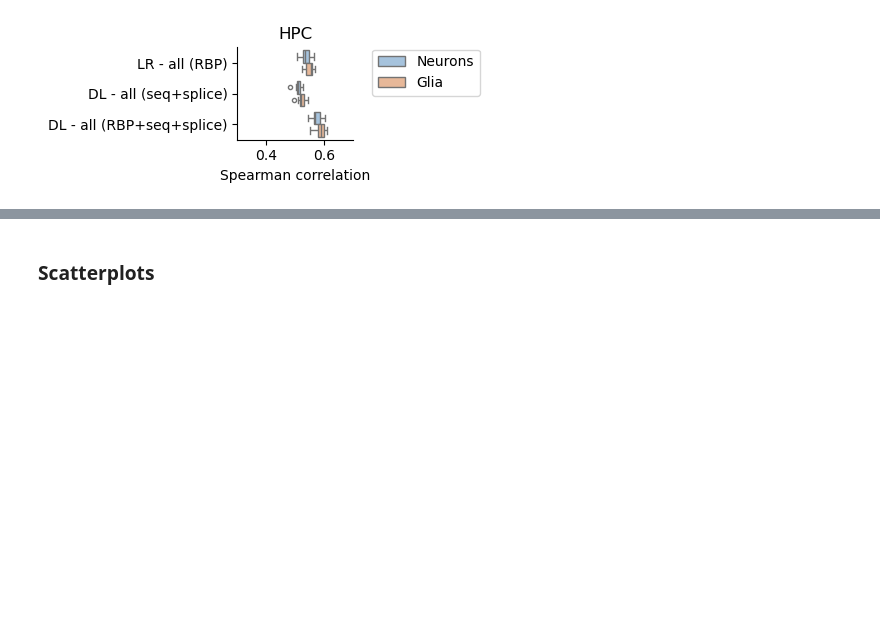
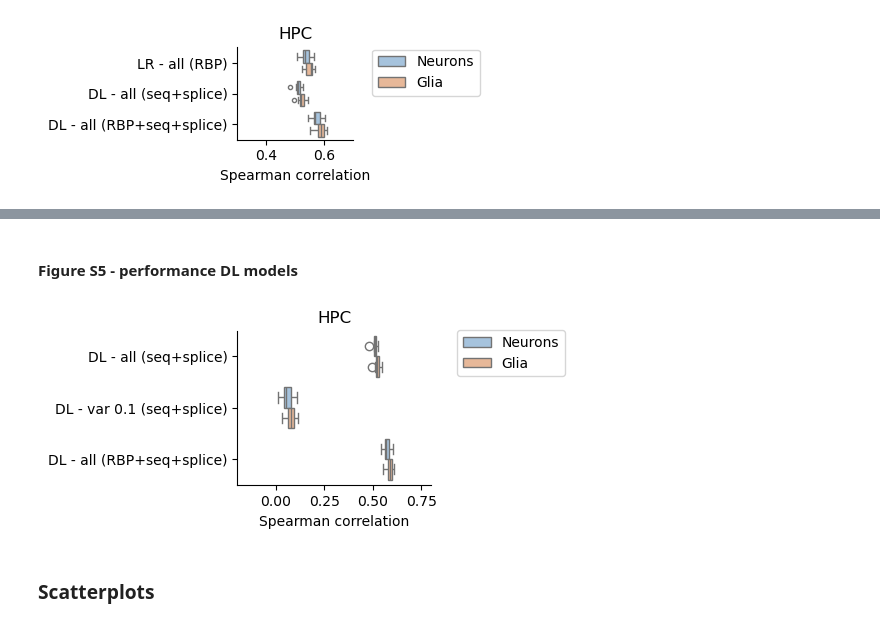
Before and after one commit to lcmmichielsen/PSI_pred, a Jupyter notebook: Figures/Figure 1DEF, S6 HPC.ipynb, the cells around one changed output, grey strips where cells are left out. Drawn from its saved outputs; the diff is of its cells as text; code cells hidden in the pictures; blank space fills up the shorter version.

```diff
--- a/Figures/Figure 1DEF, S6 HPC.ipynb
+++ b/Figures/Figure 1DEF, S6 HPC.ipynb
@@ -264,3 +282,26 @@ plt.show()
+# %% [markdown]
+#### Figure S5 - performance DL models
+# %%
+plt.figure(figsize=(2.5,2))
+sns.boxplot(data=sp_all, x='value', y='Model', hue='Cell type',
+            palette=['#9DC3E6', '#F4B68C'],
+           order=[
+
+               'DL - all (seq+splice)',
+             'DL - var 0.1 (seq+splice)',
+             'DL - all (RBP+seq+splice)',
+             ])
+sns.despine()
+plt.xlabel('Spearman correlation')
+plt.ylabel('')
+plt.legend(bbox_to_anchor=(1.1, 1.05))
+plt.xlim([-0.2,0.8])
+
+plt.title('HPC')
+# plt.savefig('../../Evaluate models/Figures/new_202409/boxplot_HPC_DL_all.pdf', bbox_inches='tight')
+plt.show()
+# %% [output]
+[figure, added]
 # %% [markdown]
 ### Scatterplots
 # %%
```
Also changed, not shown: parts of 2 cells of this notebook.
